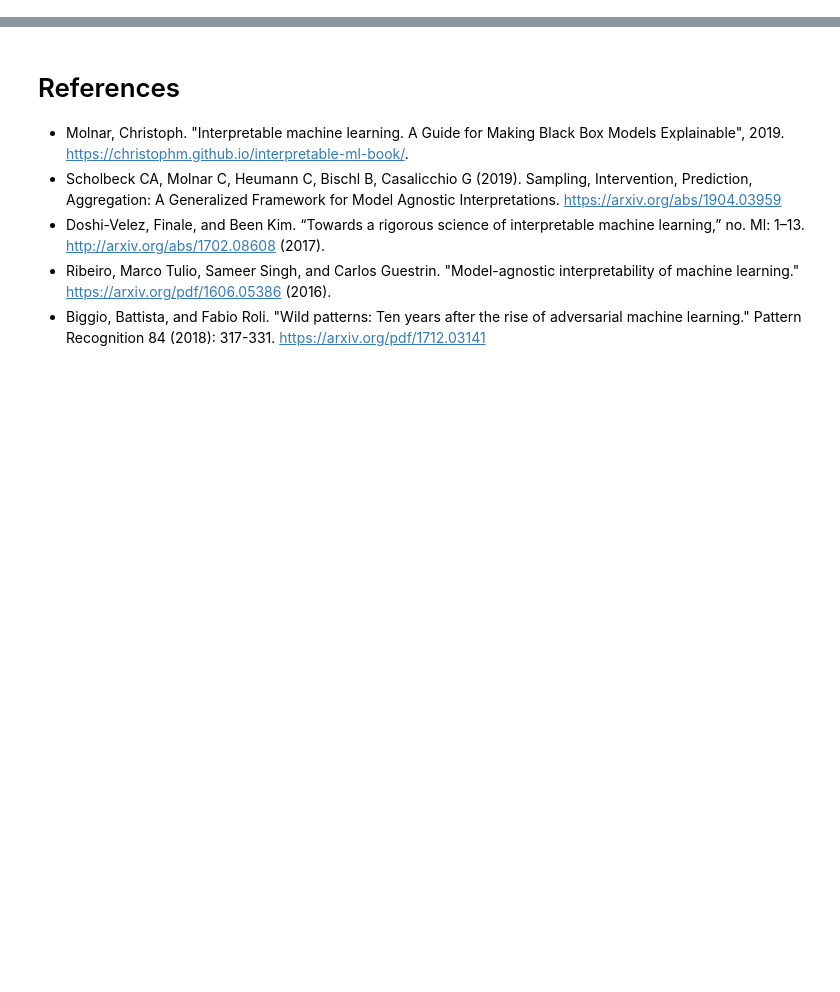
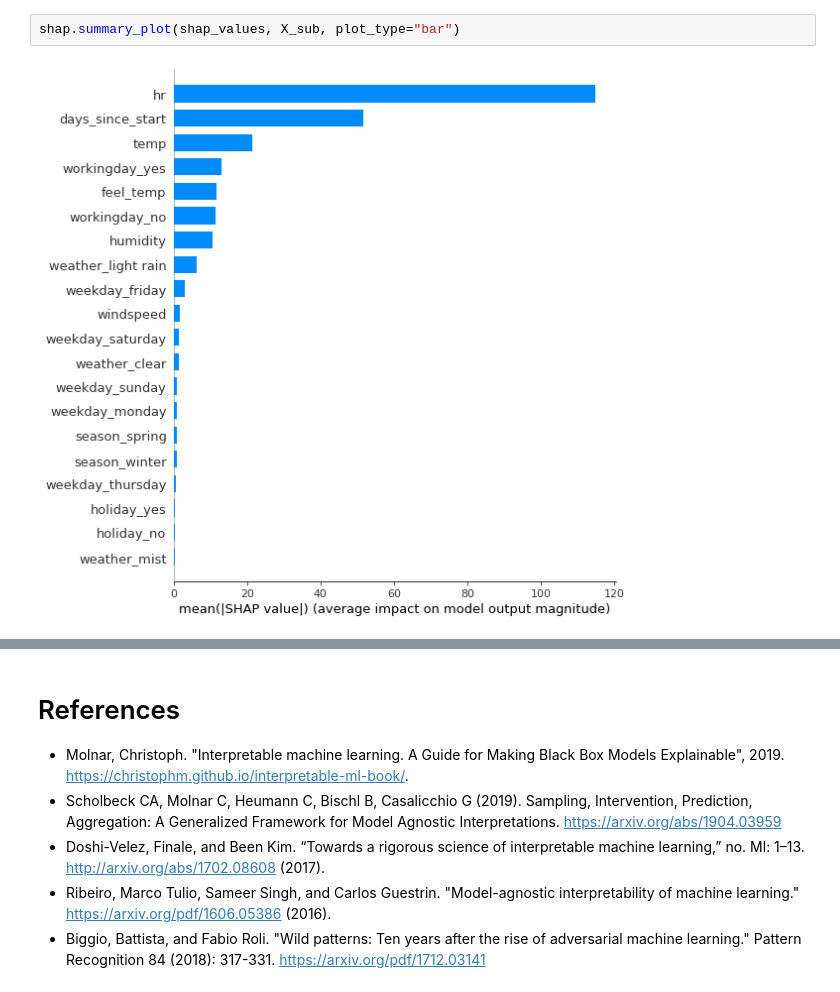
Before and after one commit to AlexEngelhardt/talk-iml, a Jupyter notebook: talk.ipynb, the cells around one changed output, grey strips where cells are left out. Saved outputs shown, nothing was run; the diff lists cells and outputs as text; blank space fills up the shorter version.

```diff
--- a/talk.ipynb
+++ b/talk.ipynb
@@ -23,0 +360,4 @@ and back to slides
+# %%
+shap.summary_plot(shap_values, X_sub, plot_type="bar")
+# %% [output]
+[figure, added]
```
Also changed, not shown: parts of 53 cells of this notebook, 9 other files.
